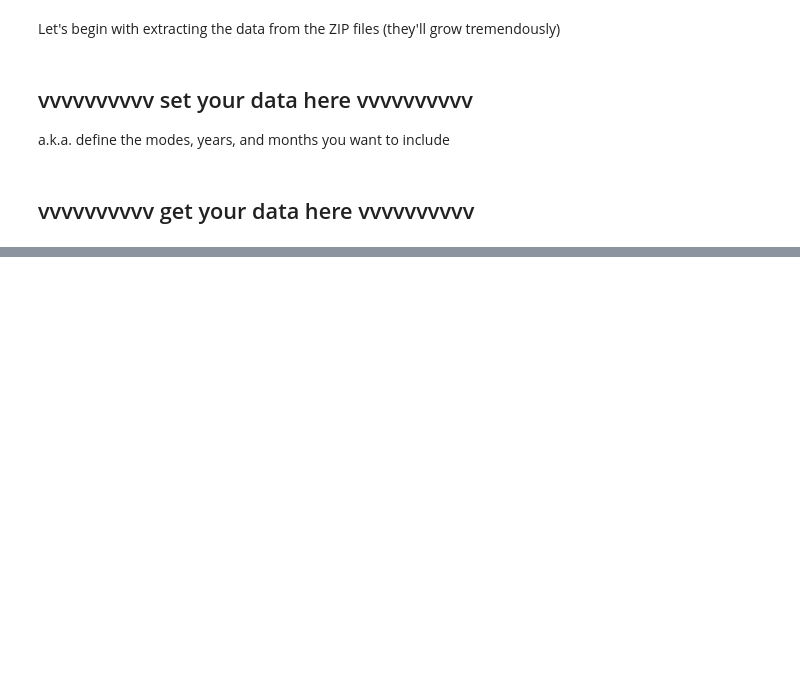
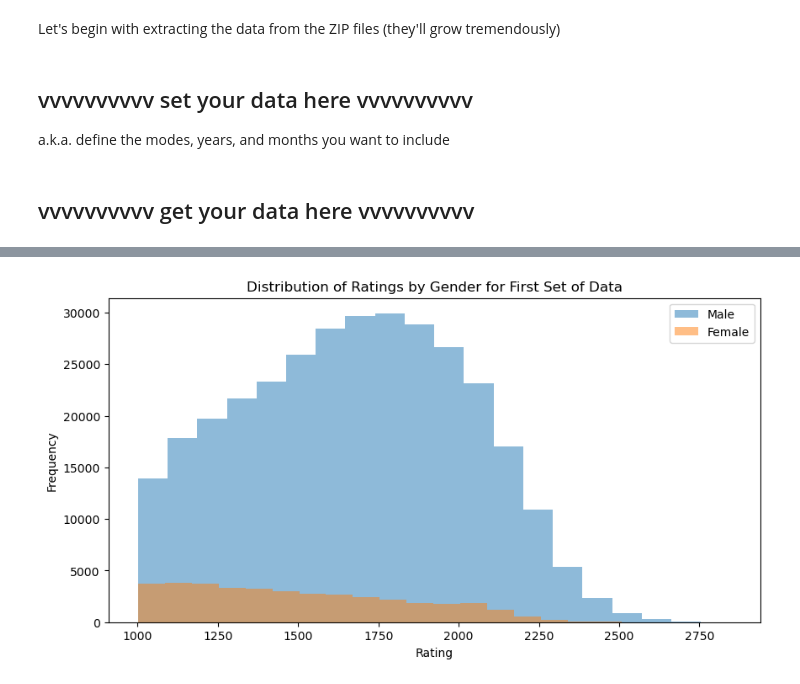
Before and after one commit to koalapowered/da_project, a Jupyter notebook: main/EDA.ipynb, the cells around one changed output, grey strips where cells are left out. Saved outputs shown, nothing was run; the diff lists cells and outputs as text; code cells hidden in the pictures; blank space fills up the shorter version.

```diff
--- a/main/EDA.ipynb
+++ b/main/EDA.ipynb
@@ -102,0 +231,22 @@ plt.hist([df_std_['rating_'+str(i)] for i in range(3)], bins=40)
+# %%
+# How do ratings vary between genders?
+# Lets plot the distribution first
+
+# Filtering the DataFrame by gender for the first set of data
+male_ratings = df_std_[df_std_['sex_0'] == 'M']['rating_0']
+female_ratings = df_std_[df_std_['sex_0'] == 'F']['rating_0']
+
+plt.figure(figsize=(10, 5))
+
+# Plotting histograms for male and female ratings
+plt.hist(male_ratings, bins=20, alpha=0.5, label='Male')
+plt.hist(female_ratings, bins=20, alpha=0.5, label='Female')
+
+plt.xlabel('Rating')
+plt.ylabel('Frequency')
+plt.title('Distribution of Ratings by Gender for First Set of Data')
+plt.legend(loc='upper right')
+
+plt.show()
+# %% [output]
+[figure, added]
```
Also changed, not shown: parts of 14 cells of this notebook.
